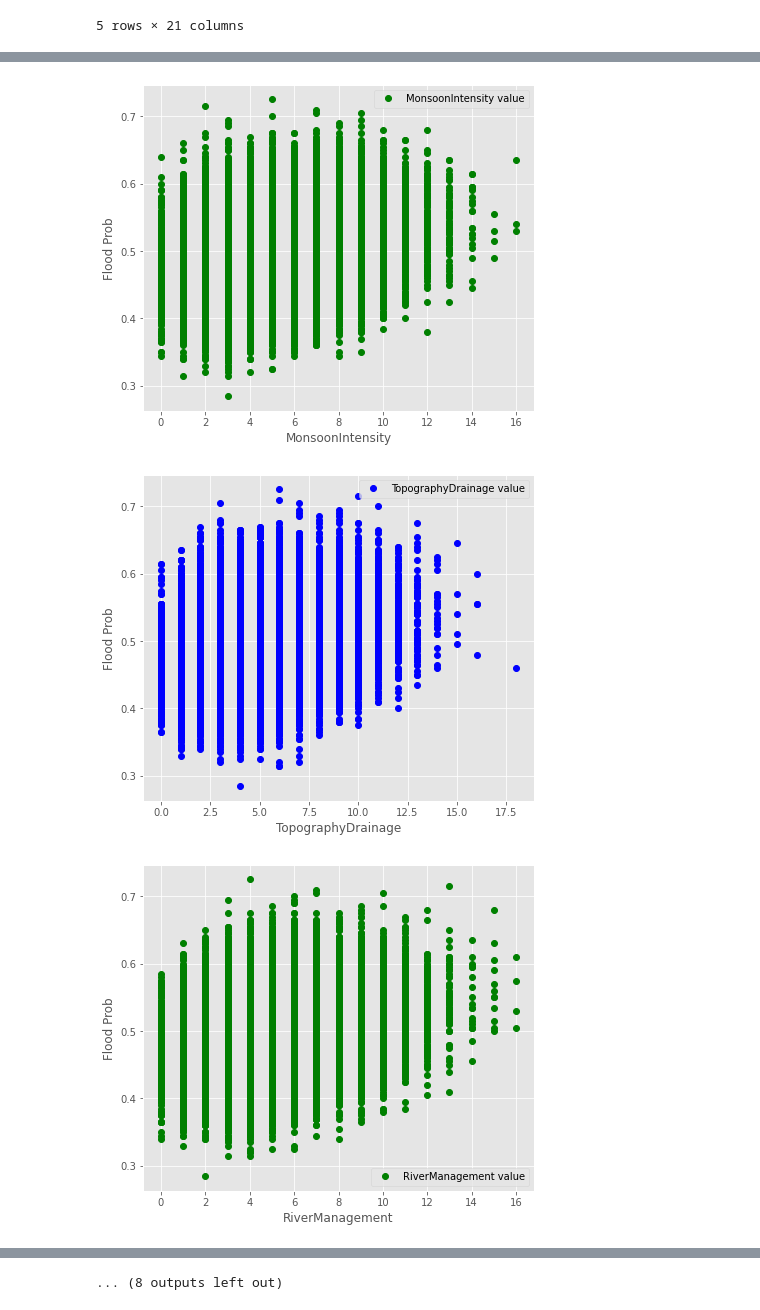
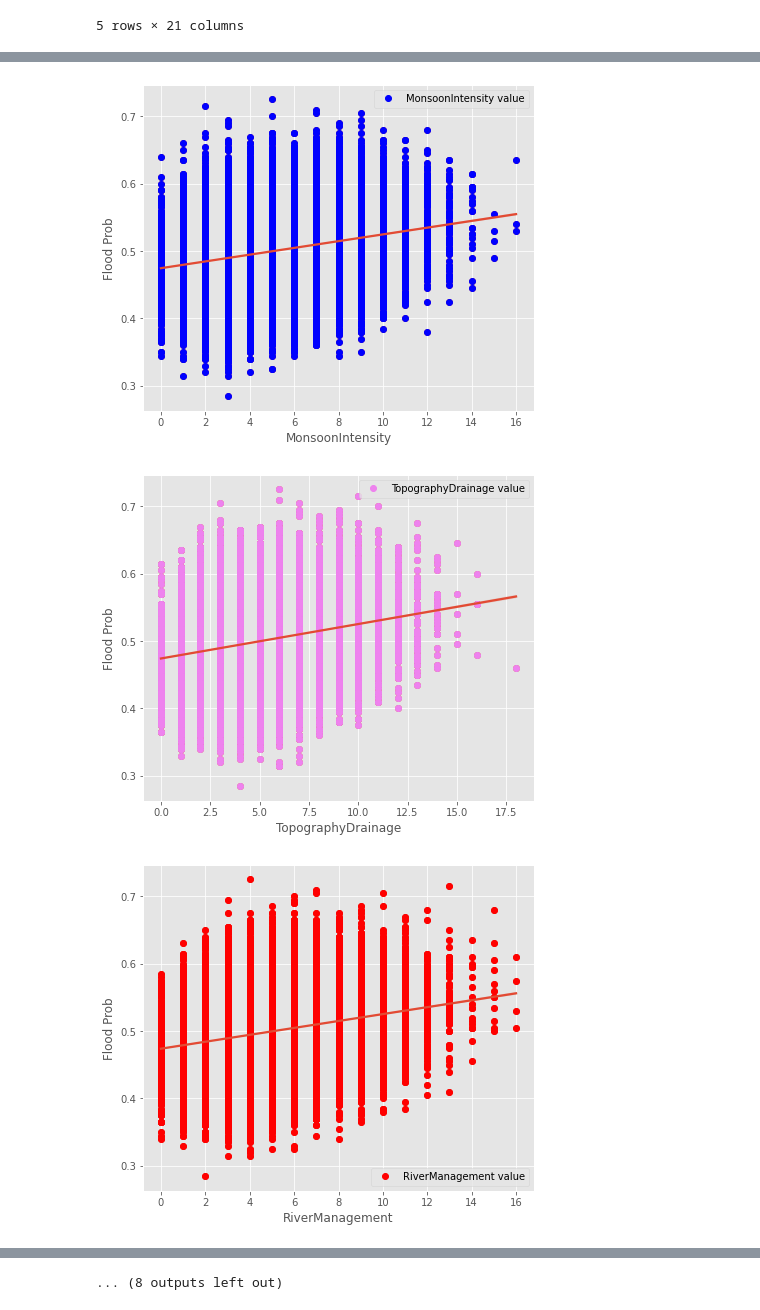
Before and after one commit to sarthakone105/flood_prediction_kaggle, a Jupyter notebook: EDA.ipynb, the cells around one changed output, grey strips where cells are left out. Saved outputs shown, nothing was run; the diff lists cells and outputs as text; code cells hidden in the pictures.

```diff
--- a/EDA.ipynb
+++ b/EDA.ipynb
@@ -59,18 +59,20 @@ FloodProbability                   0
 dtype: int64
 # %%
 import random
+import seaborn as sns
 for column in df.columns:
     colors = ["blue", "red",  "orange", "green", "violet"]
     if column != "FloodProbability":
         color_choice = random.choice(colors)
         fig, ax = plt.subplots(figsize=(7,6))
         ax.plot(df[column], df["FloodProbability"], "o", color=color_choice, label = f"{column} value")
+        sns.regplot(x= df[column], y=df["FloodProbability"])
         plt.ylabel("Flood Prob")
         plt.xlabel(f"{column}")
         plt.legend()
         plt.show()
         plt.close()
 # %% [output]
-[figure, old version]
+[figure, new version]
-[figure, old version]
+[figure, new version]
-[figure, old version]
+[figure, new version]
```
Also changed, not shown: parts of 2 cells of this notebook.
